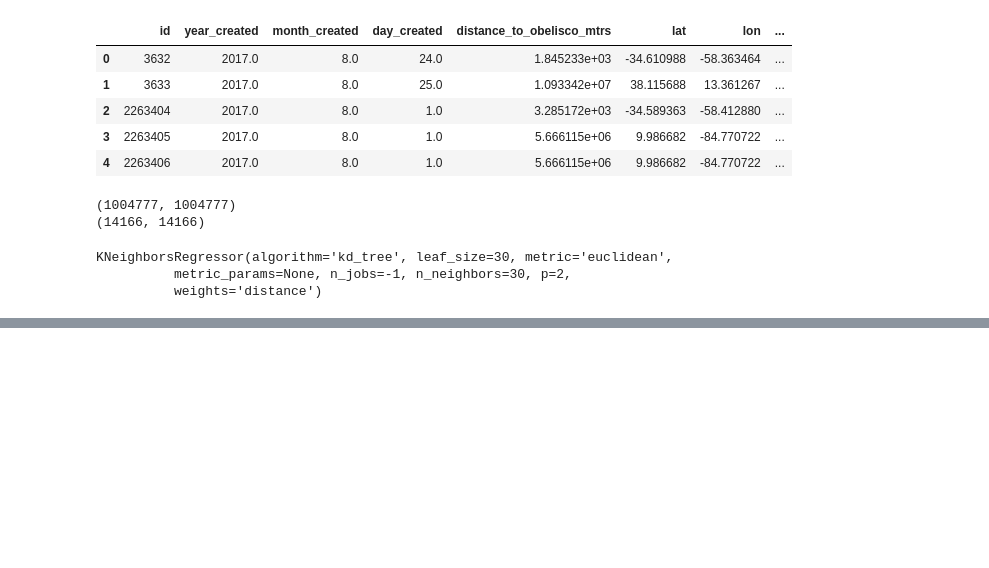
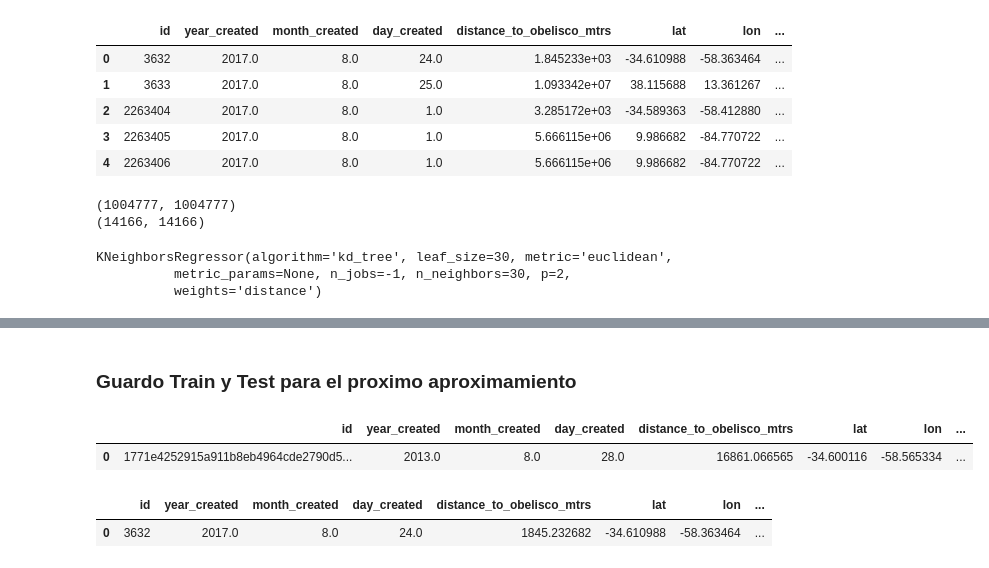
Before and after one commit to fpenovi/BArealEstatePricing, a Jupyter notebook: notebooks/02 - KNN_2nd_approach.ipynb, the cells around one changed output, grey strips where cells are left out. Saved outputs shown, nothing was run; the diff lists cells and outputs as text; code cells hidden in the pictures; blank space fills up the shorter version.

```diff
--- a/notebooks/02 - KNN_2nd_approach.ipynb
+++ b/notebooks/02 - KNN_2nd_approach.ipynb
@@ -338,3 +337,15 @@ result.head()
 | 4 | 2263406 | 110329.124334 |
 # %%
 result.to_csv('../data/predictions/2nd_acercamiento.csv', index=False)
+# %% [markdown]
+### Guardo Train y Test para el proximo aproximamiento
+# %%
+dfTrain.head(1)
+# %% [output]
+|  | id | year_created | month_created | day_created | distance_to_obelisco_mtrs | lat | lon | ... |
+| 0 | 1771e4252915a911b8eb4964cde2790d5... | 2013.0 | 8.0 | 28.0 | 16861.066565 | -34.600116 | -58.565334 | ... |
+# %%
+dfTest.head(1)
+# %% [output]
+|  | id | year_created | month_created | day_created | distance_to_obelisco_mtrs | lat | lon | ... |
+| 0 | 3632 | 2017.0 | 8.0 | 24.0 | 1845.232682 | -34.610988 | -58.363464 | ... |
```
Also changed, not shown: parts of 3 cells of this notebook, 2 other files.
